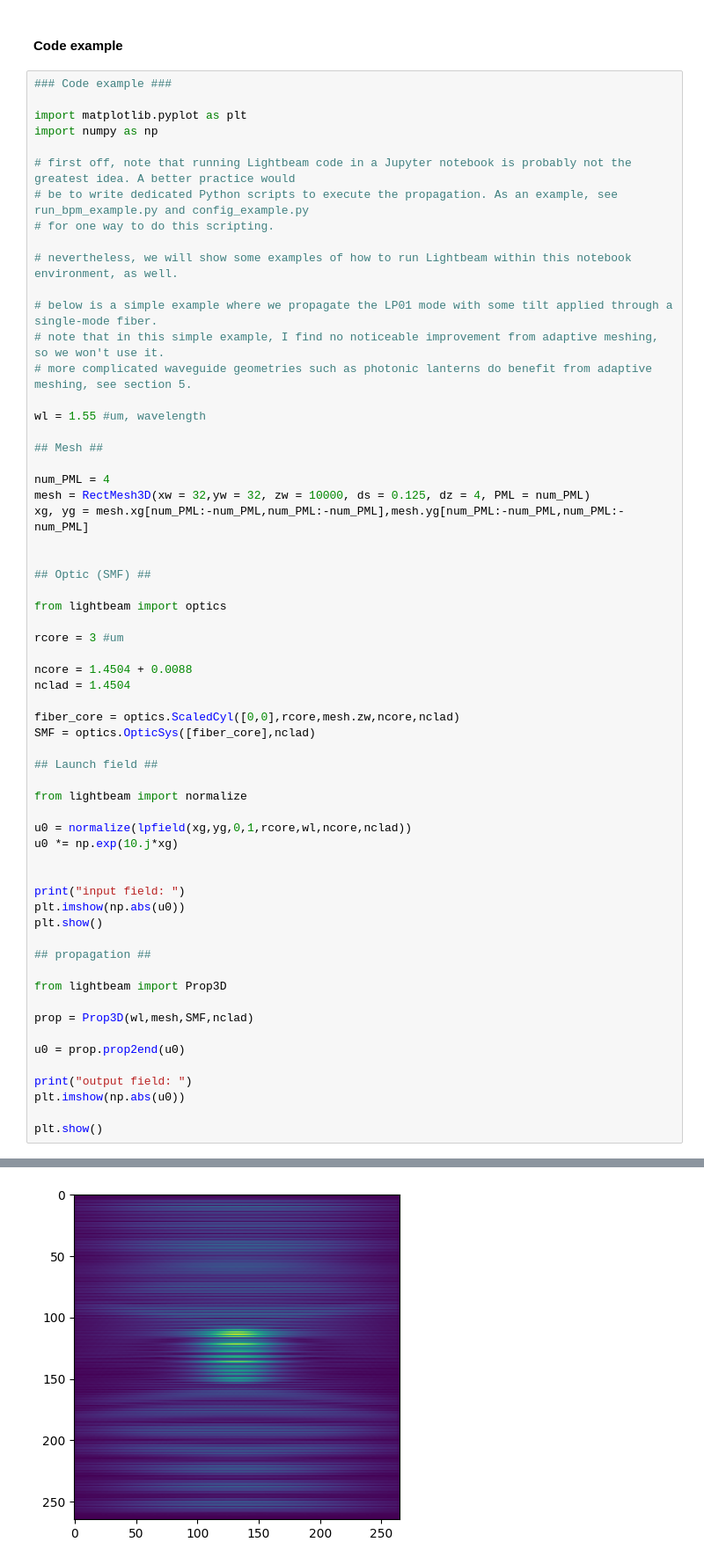
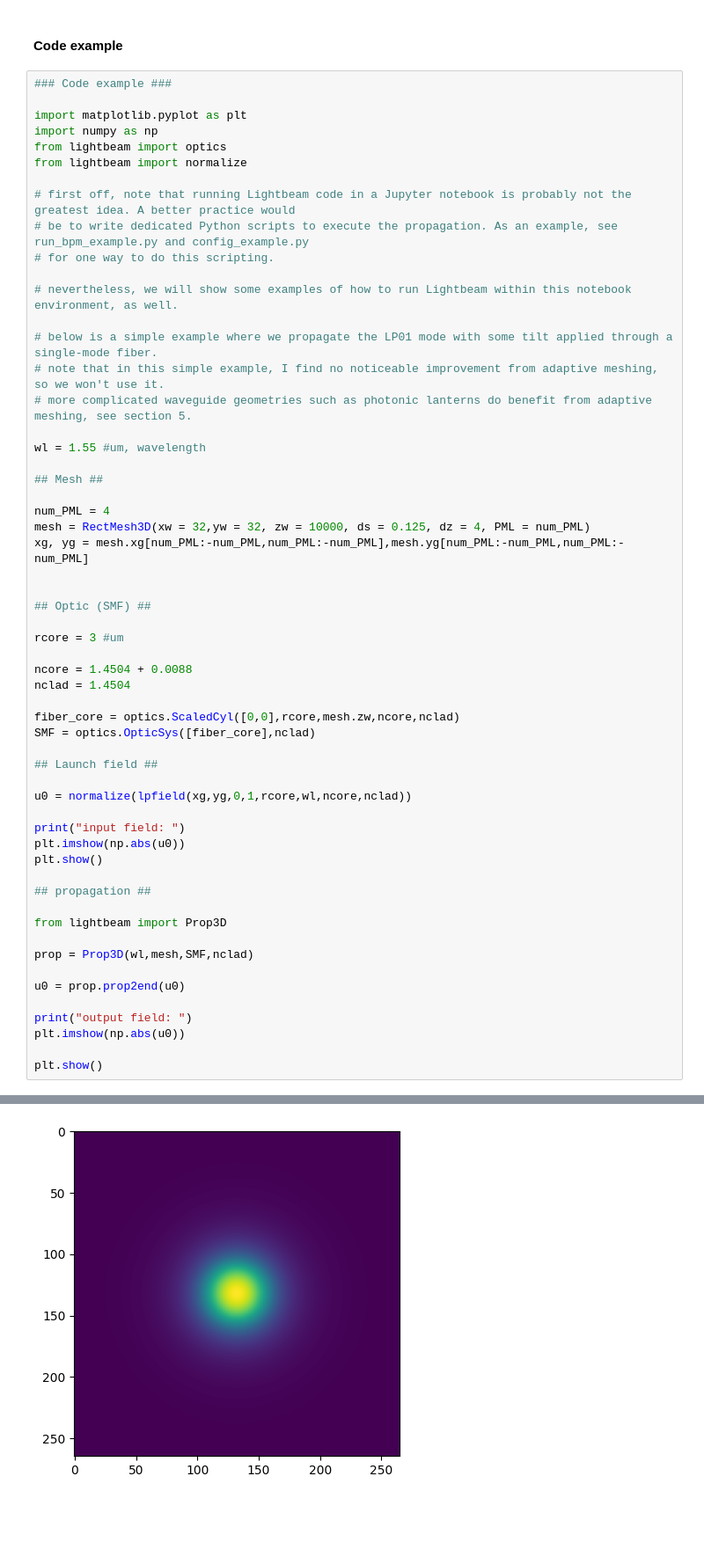
Before and after one commit to aditya-sengupta/lightbeam, a Jupyter notebook: notebooks/Lightbeam.ipynb, the cells around one changed output, grey strips where cells are left out. Shown at 88% size. Saved outputs shown, nothing was run; the diff lists cells and outputs as text; blank space fills up the shorter version.

```diff
--- a/notebooks/Lightbeam.ipynb
+++ b/notebooks/Lightbeam.ipynb
@@ -237,6 +245,8 @@ A similar propagator, __prop2end_uniform__, is available to handle beam propagat
 
 import matplotlib.pyplot as plt
 import numpy as np
+from lightbeam import optics
+from lightbeam import normalize
 
 # first off, note that running Lightbeam code in a Jupyter notebook is probably not the greatest idea. A better practice would
 # be to write dedicated Python scripts to execute the propagation. As an example, see run_bpm_example.py and config_example.py
@@ -259,8 +269,6 @@ xg, yg = mesh.xg[num_PML:-num_PML,num_PML:-num_PML],mesh.yg[num_PML:-num_PML,num
 
 ## Optic (SMF) ##
 
-from lightbeam import optics
-
 rcore = 3 #um
 
 ncore = 1.4504 + 0.0088
@@ -271,11 +279,7 @@ SMF = optics.OpticSys([fiber_core],nclad)
 
 ## Launch field ##
 
-from lightbeam import normalize
-
 u0 = normalize(lpfield(xg,yg,0,1,rcore,wl,ncore,nclad))
-u0 *= np.exp(10.j*xg)
-
 
 print("input field: ")
 plt.imshow(np.abs(u0))
@@ -303,5 +321,5 @@ final total power 9.572482462582927e-06
 output field:
-[figure, old version]
+[figure, new version]
 # %% [markdown]
 ## 4. Extra functionality
 
```
Also changed, not shown: parts of 2 cells of this notebook, 11 other files.
